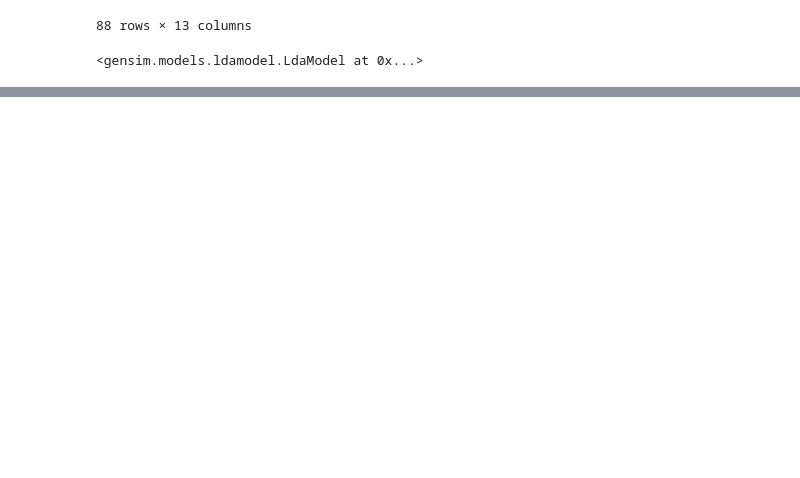
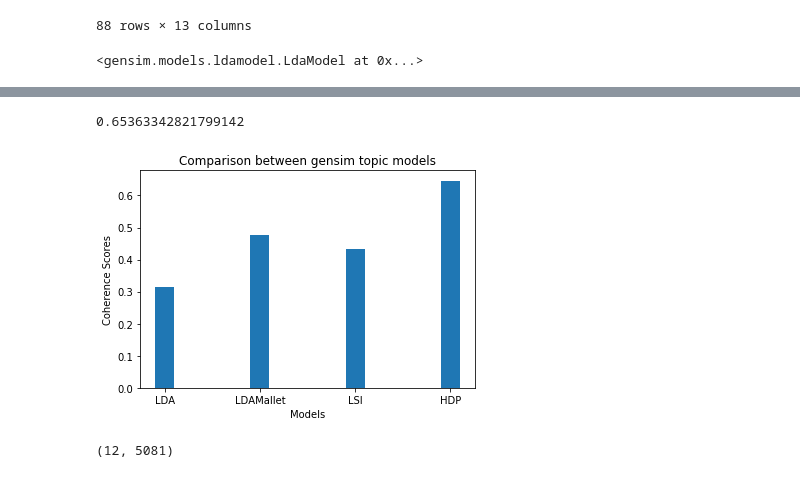
Before and after one commit to neha8anand/professor-profiler, a Jupyter notebook: my_app/gensim_topic_model.ipynb, the cells around one changed output, grey strips where cells are left out. Drawn from its saved outputs; the diff is of its cells as text; code cells hidden in the pictures; blank space fills up the shorter version.

```diff
--- a/my_app/gensim_topic_model.ipynb
+++ b/my_app/gensim_topic_model.ipynb
@@ -765,0 +799,2 @@ model = models.wrappers.LdaMallet(gensim_file)
+# %%
+data = get_data('../data/json/majors_database.json')
@@ -765,0 +826,11 @@ model = models.wrappers.LdaMallet(gensim_file)
+# %%
+hdp_model.coherence_score()
+# %% [output]
+0.65363342821799142
+# %%
+coherence_scores, model = get_optimum_model(data=data, num_topics=7)
+# %%
+evaluate_bar_graph(coherence_scores,
+                    ['LDA', 'LDAMallet', 'LSI', 'HDP'], title='Comparison between gensim topic models')
+# %% [output]
+[figure, added]
@@ -765,0 +844,4 @@ model = models.wrappers.LdaMallet(gensim_file)
+# %%
+nmf_model._model.components_.shape
+# %% [output]
+(12, 5081)
```
Also changed, not shown: parts of 14 cells of this notebook, 31 other files.
